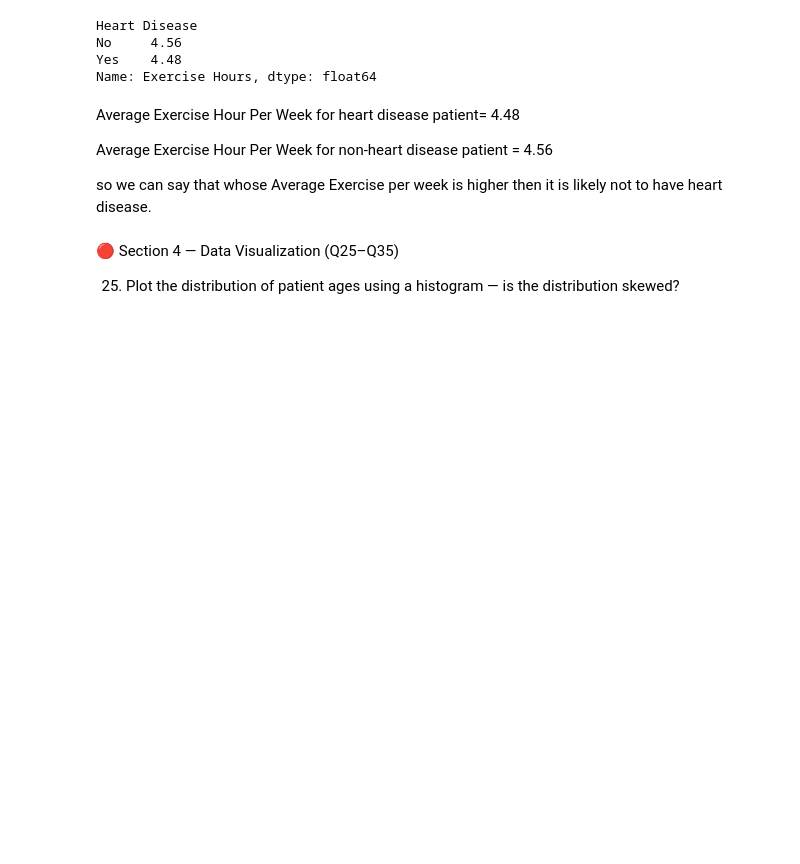
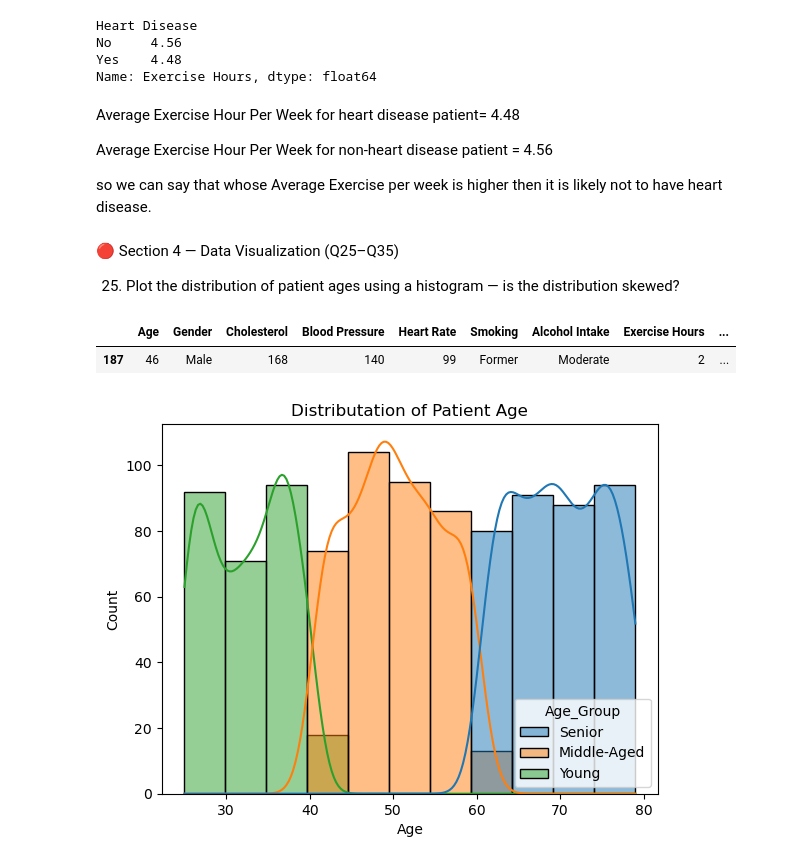
Before and after one commit to bikashsahani/heart-disease-analysis, a Jupyter notebook: heart_disease_analysis.ipynb, the cells around one changed output. Saved outputs shown, nothing was run; the diff lists cells and outputs as text; code cells hidden in the pictures; blank space fills up the shorter version.

Commit message:
visualization

```diff
--- a/heart_disease_analysis.ipynb
+++ b/heart_disease_analysis.ipynb
@@ -639,0 +642,16 @@ so we can say that whose Average Exercise per week is higher then it is likely n
+# %%
+data.sample()
+# %% [output]
+|  | Age | Gender | Cholesterol | Blood Pressure | Heart Rate | Smoking | Alcohol Intake | Exercise Hours | ... |
+| 187 | 46 | Male | 168 | 140 | 99 | Former | Moderate | 2 | ... |
+# %%
+sns.histplot(
+    data=data,
+    x='Age',
+    hue='Age_Group',
+    kde=True
+)
+plt.title("Distributation of Patient Age")
+plt.show()
+# %% [output]
+[figure, added]
```
Also changed, not shown: parts of 22 cells of this notebook.
